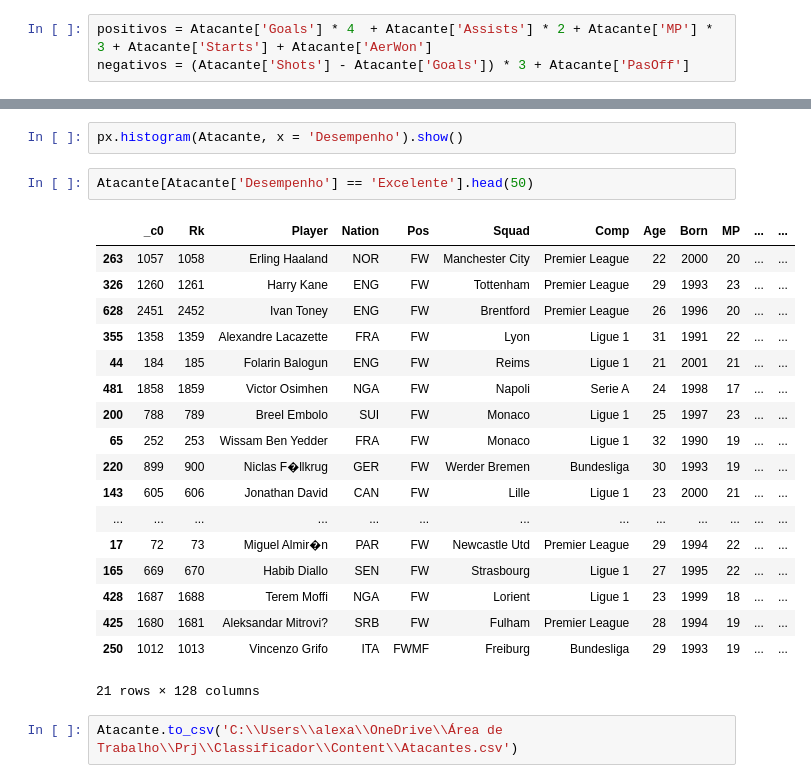
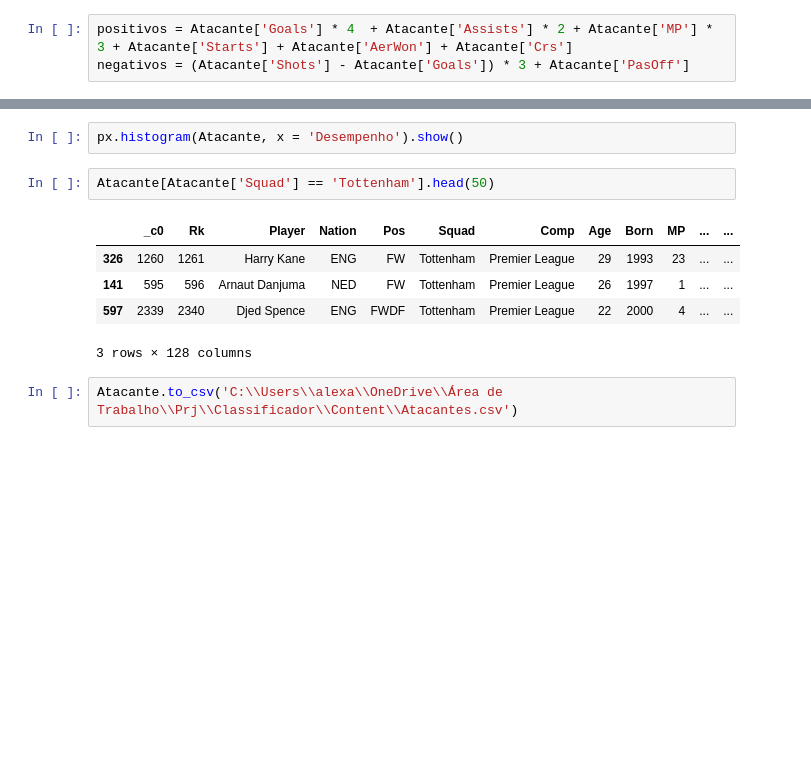
Before and after one commit to Alexandre-Cesar/ETL_Players_Classifier, a Jupyter notebook: Classificador/Classificador_Atacantes.ipynb, the cells around one changed output, grey strips where cells are left out. Saved outputs shown, nothing was run; the diff lists cells and outputs as text; blank space fills up the shorter version.

```diff
--- a/Classificador/Classificador_Atacantes.ipynb
+++ b/Classificador/Classificador_Atacantes.ipynb
@@ -41,7 +41,7 @@ px.histogram(Atacante.head(20), x = "Comp", y = 'GPJ', color = "Squad").show()
 # %% [markdown]
 Criando um script de score
 # %%
-positivos = Atacante['Goals'] * 4  + Atacante['Assists'] * 2 + Atacante['MP'] * 3 + Atacante['Starts'] + Atacante['AerWon']
+positivos = Atacante['Goals'] * 4  + Atacante['Assists'] * 2 + Atacante['MP'] * 3 + Atacante['Starts'] + Atacante['AerWon'] + Atacante['Crs']
 negativos = (Atacante['Shots'] - Atacante['Goals']) * 3 + Atacante['PasOff']
 # %%
 Atacante['score'] = positivos - negativos
@@ -87,25 +87,12 @@ Atacante['Desempenho'] = Atacante['score'].apply(assign_grade)
 # %%
 px.histogram(Atacante, x = 'Desempenho').show()
 # %%
-Atacante[Atacante['Desempenho'] == 'Excelente'].head(50)
+Atacante[Atacante['Squad'] == 'Tottenham'].head(50)
 # %% [output]
 |  | _c0 | Rk | Player | Nation | Pos | Squad | Comp | Age | Born | MP | ... | ... |
-| 263 | 1057 | 1058 | Erling Haaland | NOR | FW | Manchester City | Premier League | 22 | 2000 | 20 | ... | ... |
 | 326 | 1260 | 1261 | Harry Kane | ENG | FW | Tottenham | Premier League | 29 | 1993 | 23 | ... | ... |
-| 628 | 2451 | 2452 | Ivan Toney | ENG | FW | Brentford | Premier League | 26 | 1996 | 20 | ... | ... |
-| 355 | 1358 | 1359 | Alexandre Lacazette | FRA | FW | Lyon | Ligue 1 | 31 | 1991 | 22 | ... | ... |
-| 44 | 184 | 185 | Folarin Balogun | ENG | FW | Reims | Ligue 1 | 21 | 2001 | 21 | ... | ... |
-| 481 | 1858 | 1859 | Victor Osimhen | NGA | FW | Napoli | Serie A | 24 | 1998 | 17 | ... | ... |
-| 200 | 788 | 789 | Breel Embolo | SUI | FW | Monaco | Ligue 1 | 25 | 1997 | 23 | ... | ... |
-| 65 | 252 | 253 | Wissam Ben Yedder | FRA | FW | Monaco | Ligue 1 | 32 | 1990 | 19 | ... | ... |
-| 220 | 899 | 900 | Niclas F�llkrug | GER | FW | Werder Bremen | Bundesliga | 30 | 1993 | 19 | ... | ... |
-| 143 | 605 | 606 | Jonathan David | CAN | FW | Lille | Ligue 1 | 23 | 2000 | 21 | ... | ... |
-| ... | ... | ... | ... | ... | ... | ... | ... | ... | ... | ... | ... | ... |
-| 17 | 72 | 73 | Miguel Almir�n | PAR | FW | Newcastle Utd | Premier League | 29 | 1994 | 22 | ... | ... |
-| 165 | 669 | 670 | Habib Diallo | SEN | FW | Strasbourg | Ligue 1 | 27 | 1995 | 22 | ... | ... |
-| 428 | 1687 | 1688 | Terem Moffi | NGA | FW | Lorient | Ligue 1 | 23 | 1999 | 18 | ... | ... |
-| 425 | 1680 | 1681 | Aleksandar Mitrovi? | SRB | FW | Fulham | Premier League | 28 | 1994 | 19 | ... | ... |
-| 250 | 1012 | 1013 | Vincenzo Grifo | ITA | FWMF | Freiburg | Bundesliga | 29 | 1993 | 19 | ... | ... |
+| 141 | 595 | 596 | Arnaut Danjuma | NED | FW | Tottenham | Premier League | 26 | 1997 | 1 | ... | ... |
+| 597 | 2339 | 2340 | Djed Spence | ENG | FWDF | Tottenham | Premier League | 22 | 2000 | 4 | ... | ... |
-21 rows × 128 columns
+3 rows × 128 columns
 # %%
 Atacante.to_csv('C:\\Users\\alexa\\OneDrive\\Área de Trabalho\\Prj\\Classificador\\Content\\Atacantes.csv')
```
Also changed, not shown: parts of 2 cells of this notebook, 4 other files.
